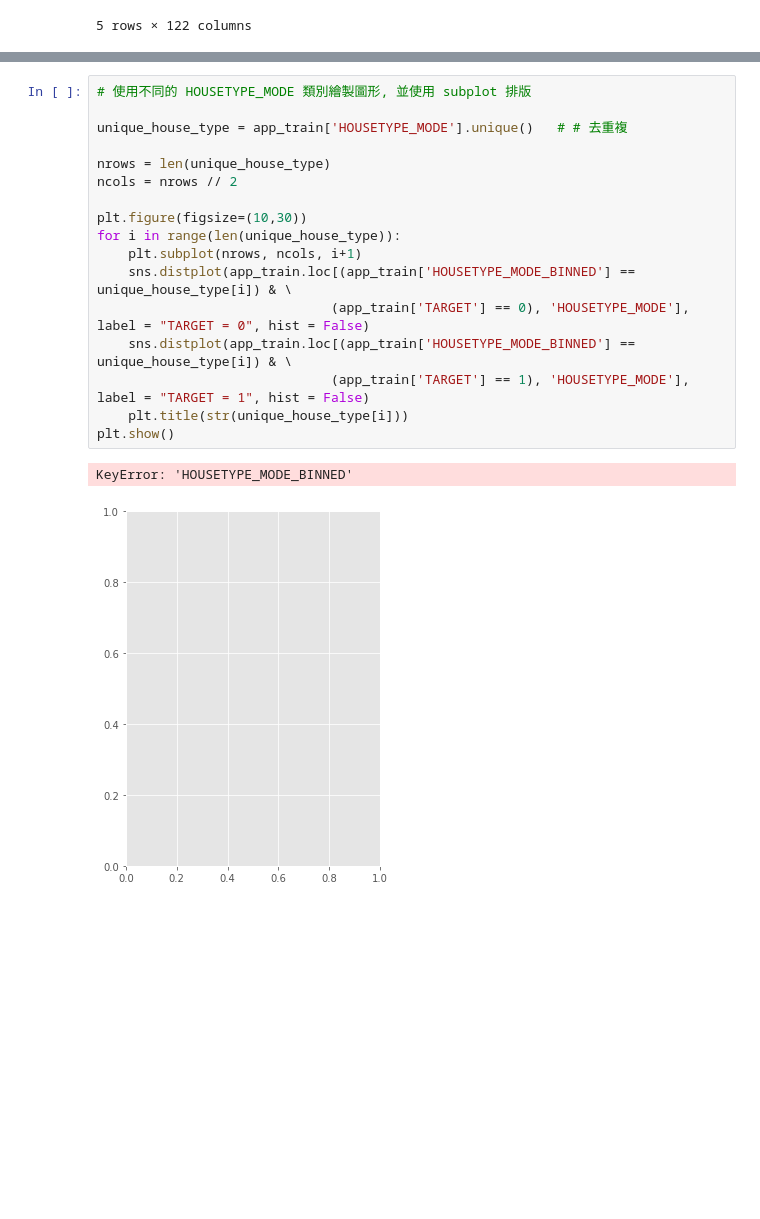
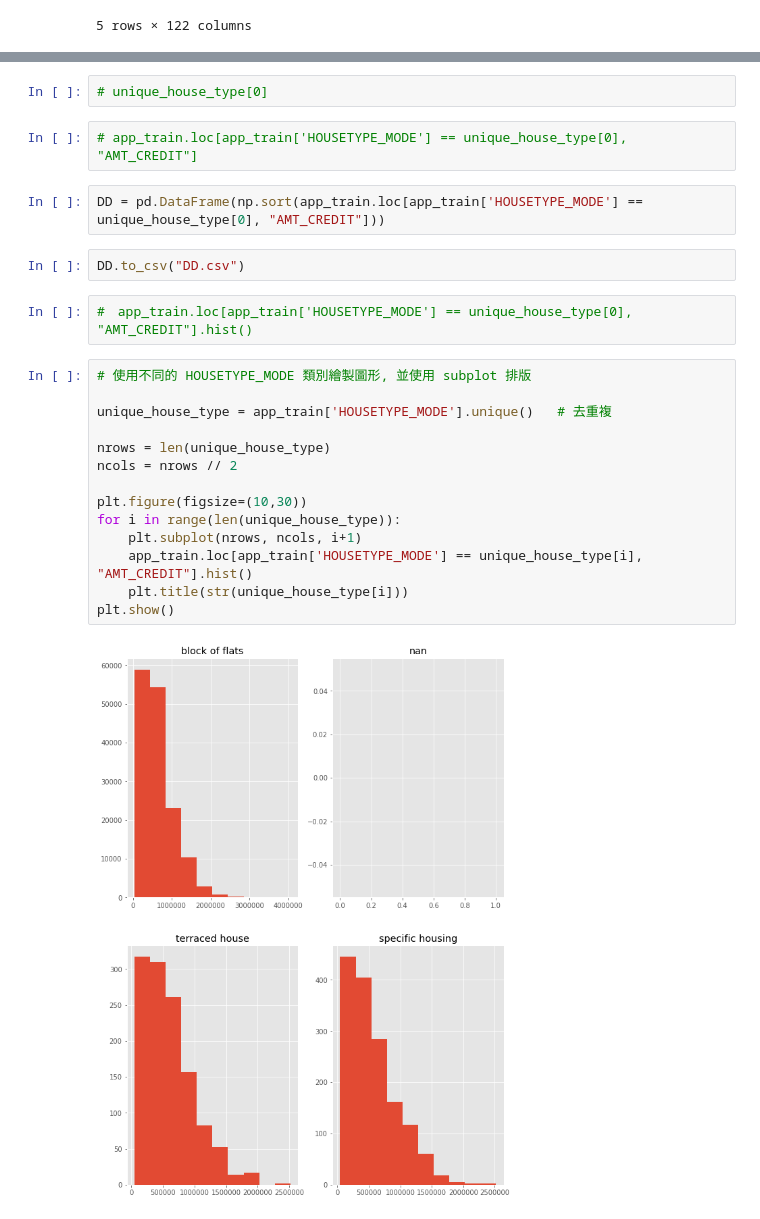
Before and after one commit to cirinoichris/4th-ML100Days, a Jupyter notebook: homework/Day_019_HW.ipynb, the cells around one changed output, grey strips where cells are left out. Cells and saved outputs as stored; diff of their text form; blank space fills up the shorter version.

```diff
--- a/homework/Day_019_HW.ipynb
+++ b/homework/Day_019_HW.ipynb
@@ -60,20 +42,26 @@ TypeError: '<' not supported between instances of 'float' and 'str'
+# %%
+# unique_house_type[0]
+# %%
+# app_train.loc[app_train['HOUSETYPE_MODE'] == unique_house_type[0], "AMT_CREDIT"]
+# %%
+DD = pd.DataFrame(np.sort(app_train.loc[app_train['HOUSETYPE_MODE'] == unique_house_type[0], "AMT_CREDIT"]))
+# %%
+DD.to_csv("DD.csv")
+# %%
+#　app_train.loc[app_train['HOUSETYPE_MODE'] == unique_house_type[0], "AMT_CREDIT"].hist()
 # %%
 # 使用不同的 HOUSETYPE_MODE 類別繪製圖形, 並使用 subplot 排版
 
-unique_house_type = app_train['HOUSETYPE_MODE'].unique()   # # 去重複
+unique_house_type = app_train['HOUSETYPE_MODE'].unique()   # 去重複
 
 nrows = len(unique_house_type)
 ncols = nrows // 2
 
 plt.figure(figsize=(10,30))
 for i in range(len(unique_house_type)):
     plt.subplot(nrows, ncols, i+1)
-    sns.distplot(app_train.loc[(app_train['HOUSETYPE_MODE_BINNED'] == unique_house_type[i]) & \
-                              (app_train['TARGET'] == 0), 'HOUSETYPE_MODE'], label = "TARGET = 0", hist = False)
-    sns.distplot(app_train.loc[(app_train['HOUSETYPE_MODE_BINNED'] == unique_house_type[i]) & \
-                              (app_train['TARGET'] == 1), 'HOUSETYPE_MODE'], label = "TARGET = 1", hist = False)
+    app_train.loc[app_train['HOUSETYPE_MODE'] == unique_house_type[i], "AMT_CREDIT"].hist()
     plt.title(str(unique_house_type[i]))
 plt.show()
 # %% [output]
-KeyError: 'HOUSETYPE_MODE_BINNED'
-[figure, old version]
+[figure, new version]
```
Also changed, not shown: parts of 4 cells of this notebook.
